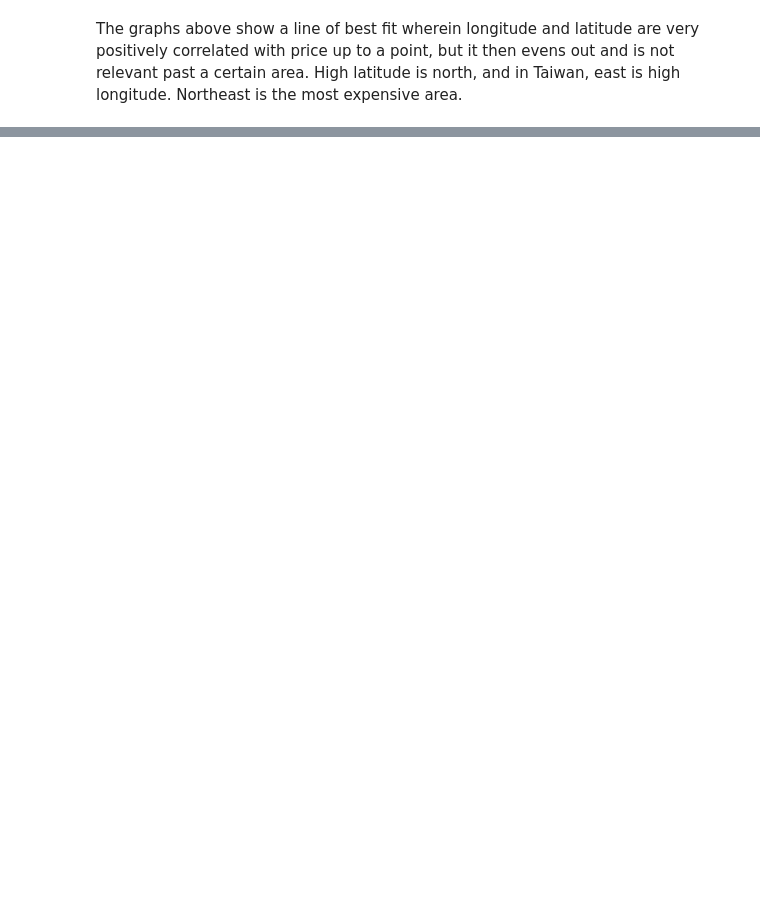
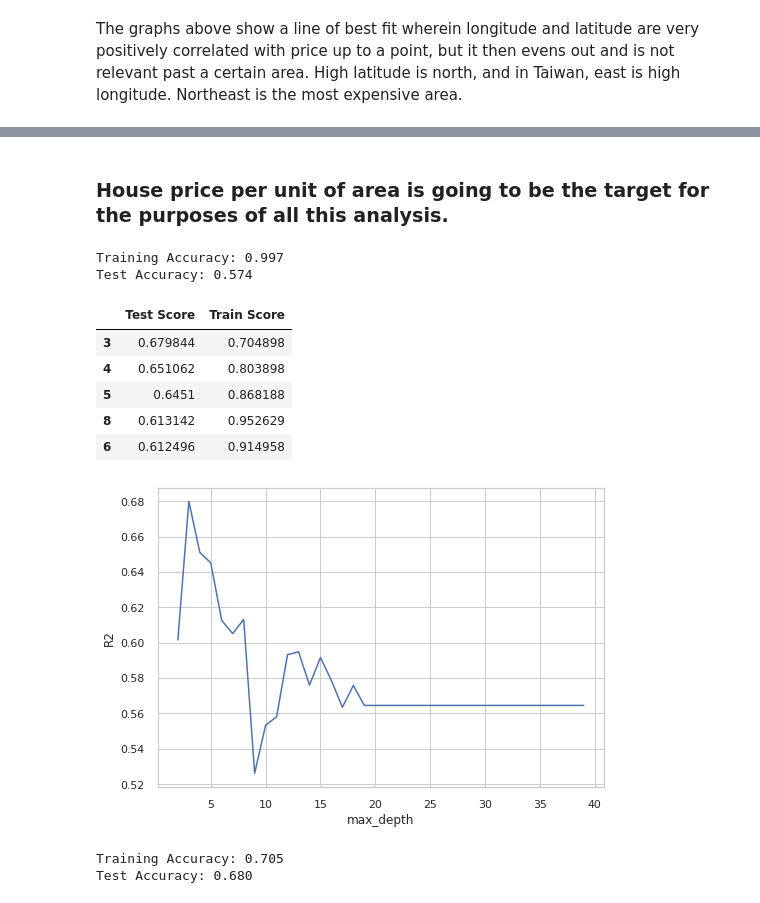
Before and after one commit to blakedshull/datascience, a Jupyter notebook: Project_2.ipynb, the cells around one changed output, grey strips where cells are left out. Cells and saved outputs as stored; diff of their text form; code cells hidden in the pictures; blank space fills up the shorter version.

```diff
--- a/Project_2.ipynb
+++ b/Project_2.ipynb
@@ -175,0 +188,3 @@ The graphs above show a line of best fit wherein longitude and latitude are very
+# %%
+df = df.drop('No', axis=1)
+df.head()
@@ -175,0 +198,2 @@ The graphs above show a line of best fit wherein longitude and latitude are very
+# %% [markdown]
+### House price per unit of area is going to be the target for the purposes of all this analysis.
@@ -175,0 +212,45 @@ The graphs above show a line of best fit wherein longitude and latitude are very
+# %%
+X = df.drop(columns=['house price of unit area'])
+y = df['house price of unit area']
+X_train, X_test, y_train, y_test = train_test_split(X, y, random_state=42)
+scaler = StandardScaler()
+# %%
+dec_tree = DecisionTreeRegressor(random_state = 42)
+dec_pipe = make_pipeline(scaler, dec_tree)
+dec_pipe.fit(X_train, y_train)
+evaluate(dec_pipe, X_train, X_test, y_train, y_test)
+# %% [output]
+Training Accuracy: 0.997
+Test Accuracy: 0.574
+# %%
+depths = list(range(2, 40))
+scores = pd.DataFrame(index=depths, columns=['Test Score','Train Score'])
+for depth in depths:
+    dec_tree = DecisionTreeRegressor(max_depth=depth, random_state=42)
+    dec_tree.fit(X_train, y_train)
+    train_score = dec_tree.score(X_train, y_train)
+    test_score = dec_tree.score(X_test, y_test)
+    scores.loc[depth, 'Train Score'] = train_score
+    scores.loc[depth, 'Test Score'] = test_score
+plt.plot(depths, scores['Test Score'])
+plt.xlabel('max_depth')
+plt.ylabel('R2');
+sorted_scores = scores.sort_values(by='Test Score', ascending=False)
+sorted_scores.head()
+# %% [output]
+|  | Test Score | Train Score |
+| 3 | 0.679844 | 0.704898 |
+| 4 | 0.651062 | 0.803898 |
+| 5 | 0.6451 | 0.868188 |
+| 8 | 0.613142 | 0.952629 |
+| 6 | 0.612496 | 0.914958 |
+[figure, added]
+# %%
+dec_tree_fin = DecisionTreeRegressor(max_depth = 3, random_state = 42)
+dec_tree_fin.fit(X_train, y_train)
+train_3_score = dec_tree_fin.score(X_train, y_train)
+test_3_score = dec_tree_fin.score(X_test, y_test)
+evaluate(dec_tree_fin, X_train, X_test, y_train, y_test)
+# %% [output]
+Training Accuracy: 0.705
+Test Accuracy: 0.680
```
Also changed, not shown: parts of 25 cells of this notebook.
